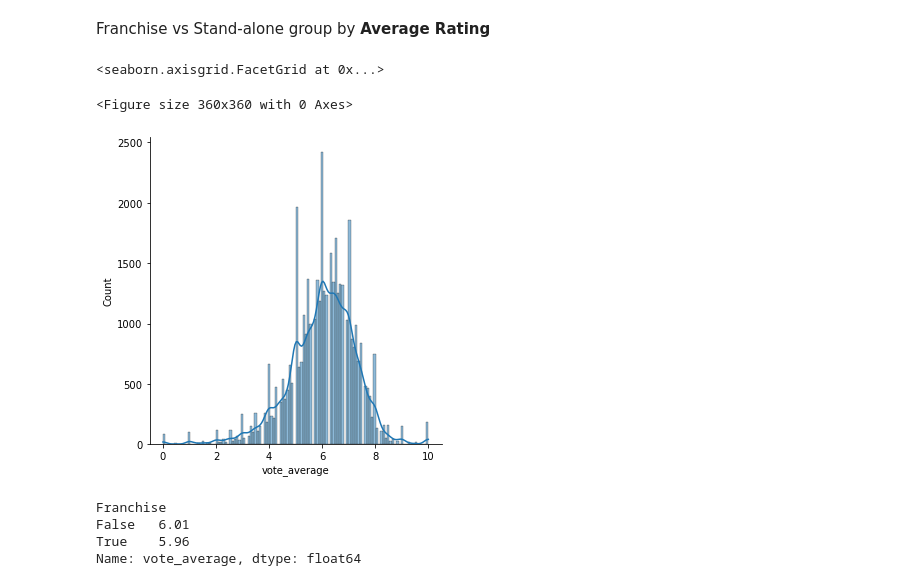
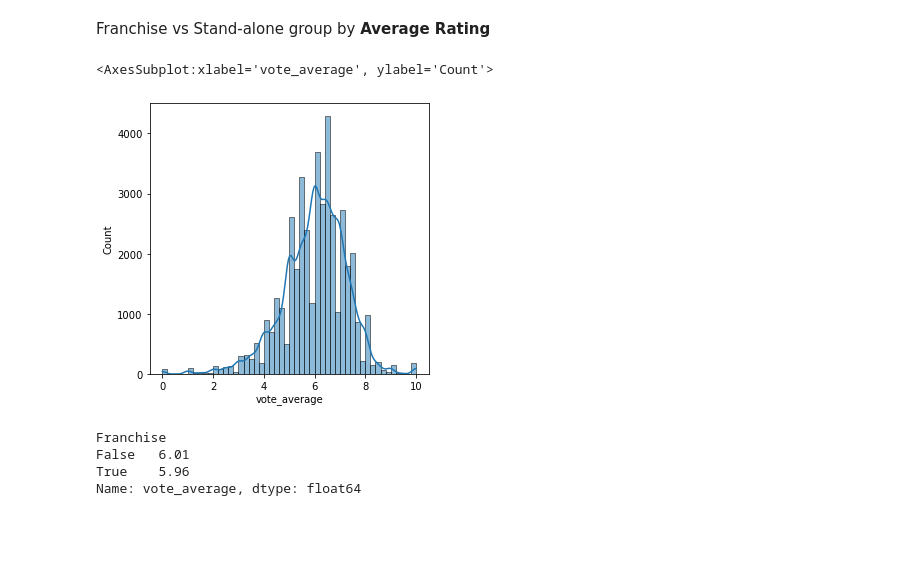
Before and after one commit to RochaErik/DS-MoviesProject, a Jupyter notebook: DS-MoviesProject.ipynb, the cells around one changed output. Cells and saved outputs as stored; diff of their text form; code cells hidden in the pictures; blank space fills up the shorter version.

```diff
--- a/DS-MoviesProject.ipynb
+++ b/DS-MoviesProject.ipynb
@@ -707,11 +709,10 @@ Name: popularity, dtype: float64
 Franchise vs Stand-alone group by **Average Rating**
 # %%
 plt.figure(figsize=(5,5))
-sns.displot(df['vote_average'], kde=True)
+sns.histplot(df['vote_average'], bins=50, kde=True)
 # %% [output]
-<seaborn.axisgrid.FacetGrid at 0x...>
+<AxesSubplot:xlabel='vote_average', ylabel='Count'>
-<Figure size 360x360 with 0 Axes>
-[figure, old version]
+[figure, new version]
 # %%
 df.groupby('Franchise').vote_average.mean()
 # %% [output]
```
Also changed, not shown: parts of 21 cells of this notebook.
